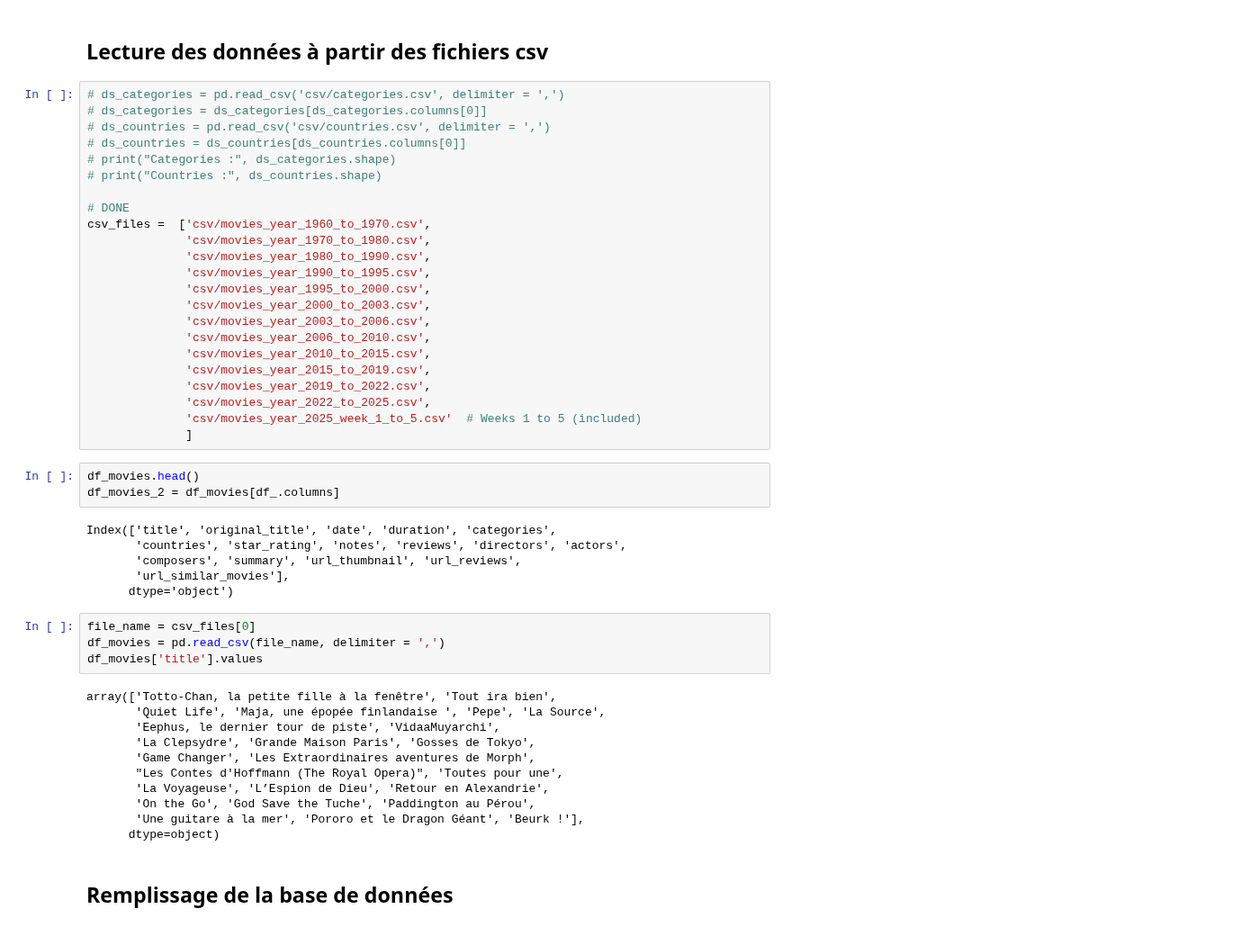
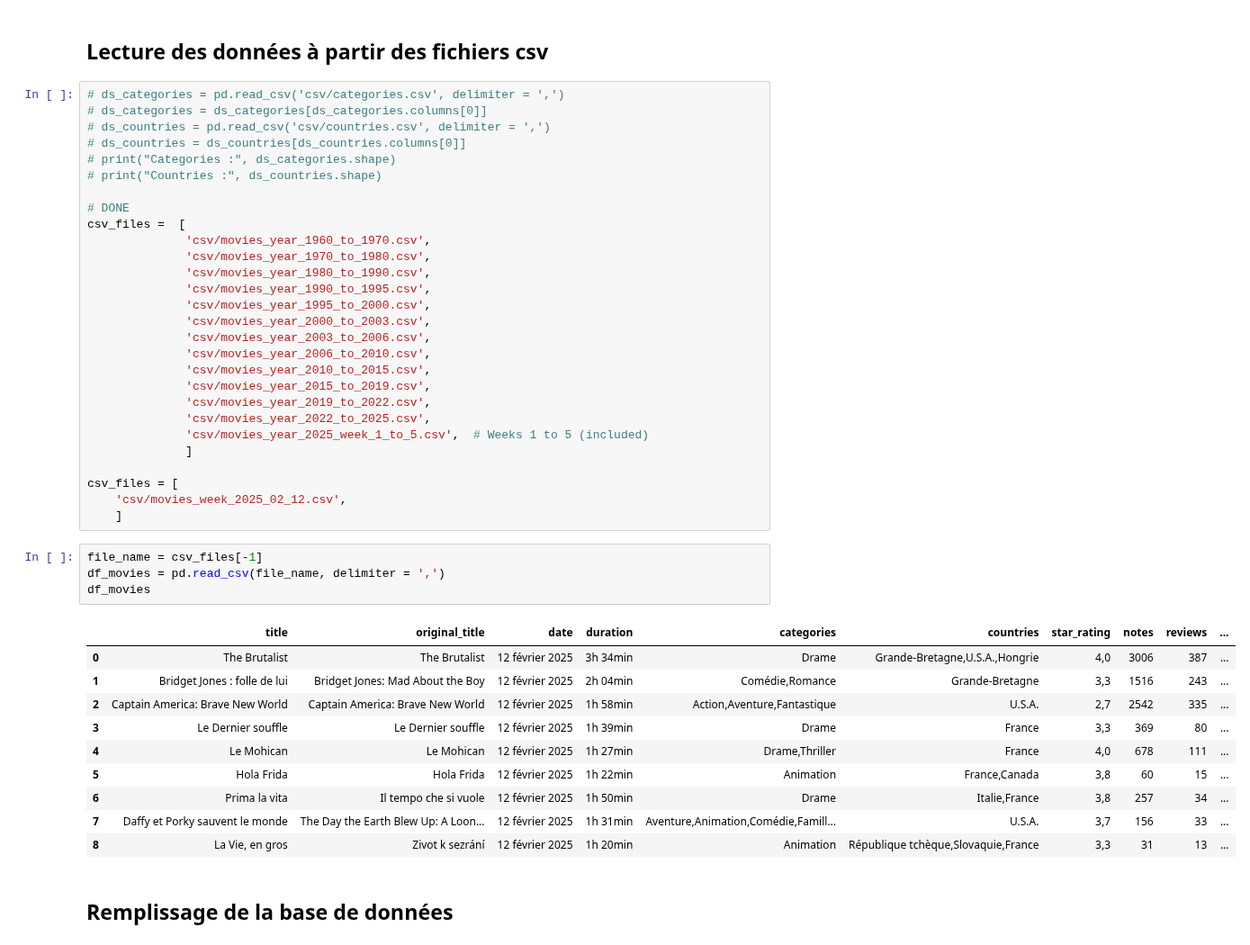
Before and after one commit to Franck-LF/projectBlock1, a Jupyter notebook: DBmovies.ipynb, the cells around one changed output. Shown at 90% size. Drawn from its saved outputs; the diff is of its cells as text.

```diff
--- a/DBmovies.ipynb
+++ b/DBmovies.ipynb
@@ -452,7 +452,8 @@ connector.disconnect()
 # print("Countries :", ds_countries.shape)
 
 # DONE
-csv_files =  ['csv/movies_year_1960_to_1970.csv',
+csv_files =  [
+              'csv/movies_year_1960_to_1970.csv',
               'csv/movies_year_1970_to_1980.csv',
               'csv/movies_year_1980_to_1990.csv',
               'csv/movies_year_1990_to_1995.csv',
@@ -464,32 +465,27 @@ csv_files =  ['csv/movies_year_1960_to_1970.csv',
               'csv/movies_year_2015_to_2019.csv',
               'csv/movies_year_2019_to_2022.csv',
               'csv/movies_year_2022_to_2025.csv',
-              'csv/movies_year_2025_week_1_to_5.csv'  # Weeks 1 to 5 (included)
+              'csv/movies_year_2025_week_1_to_5.csv',  # Weeks 1 to 5 (included)
               ]
+
+csv_files = [
+    'csv/movies_week_2025_02_12.csv',
+    ]
-# %%
-df_movies.head()
-df_movies_2 = df_movies[df_.columns]
-# %% [output]
-Index(['title', 'original_title', 'date', 'duration', 'categories',
-       'countries', 'star_rating', 'notes', 'reviews', 'directors', 'actors',
-       'composers', 'summary', 'url_thumbnail', 'url_reviews',
-       'url_similar_movies'],
-      dtype='object')
 # %%
-file_name = csv_files[0]
+file_name = csv_files[-1]
 df_movies = pd.read_csv(file_name, delimiter = ',')
-df_movies['title'].values
+df_movies
 # %% [output]
-array(['Totto-Chan, la petite fille à la fenêtre', 'Tout ira bien',
-       'Quiet Life', 'Maja, une épopée finlandaise ', 'Pepe', 'La Source',
-       'Eephus, le dernier tour de piste', 'VidaaMuyarchi',
-       'La Clepsydre', 'Grande Maison Paris', 'Gosses de Tokyo',
-       'Game Changer', 'Les Extraordinaires aventures de Morph',
-       "Les Contes d'Hoffmann (The Royal Opera)", 'Toutes pour une',
-       'La Voyageuse', 'L’Espion de Dieu', 'Retour en Alexandrie',
-       'On the Go', 'God Save the Tuche', 'Paddington au Pérou',
-       'Une guitare à la mer', 'Pororo et le Dragon Géant', 'Beurk !'],
-      dtype=object)
+|  | title | original_title | date | duration | categories | countries | star_rating | notes | reviews | ... |
+| 0 | The Brutalist | The Brutalist | 12 février 2025 | 3h 34min | Drame | Grande-Bretagne,U.S.A.,Hongrie | 4,0 | 3006 | 387 | ... |
+| 1 | Bridget Jones : folle de lui | Bridget Jones: Mad About the Boy | 12 février 2025 | 2h 04min | Comédie,Romance | Grande-Bretagne | 3,3 | 1516 | 243 | ... |
+| 2 | Captain America: Brave New World | Captain America: Brave New World | 12 février 2025 | 1h 58min | Action,Aventure,Fantastique | U.S.A. | 2,7 | 2542 | 335 | ... |
+| 3 | Le Dernier souffle | Le Dernier souffle | 12 février 2025 | 1h 39min | Drame | France | 3,3 | 369 | 80 | ... |
+| 4 | Le Mohican | Le Mohican | 12 février 2025 | 1h 27min | Drame,Thriller | France | 4,0 | 678 | 111 | ... |
+| 5 | Hola Frida | Hola Frida | 12 février 2025 | 1h 22min | Animation | France,Canada | 3,8 | 60 | 15 | ... |
+| 6 | Prima la vita | Il tempo che si vuole | 12 février 2025 | 1h 50min | Drame | Italie,France | 3,8 | 257 | 34 | ... |
+| 7 | Daffy et Porky sauvent le monde | The Day the Earth Blew Up: A Loon... | 12 février 2025 | 1h 31min | Aventure,Animation,Comédie,Famill... | U.S.A. | 3,7 | 156 | 33 | ... |
+| 8 | La Vie, en gros | Zivot k sezrání | 12 février 2025 | 1h 20min | Animation | République tchèque,Slovaquie,France | 3,3 | 31 | 13 | ... |
 # %% [markdown]
 ## **Remplissage de la base de données**
 # %%
```
Also changed, not shown: parts of 9 cells of this notebook.
